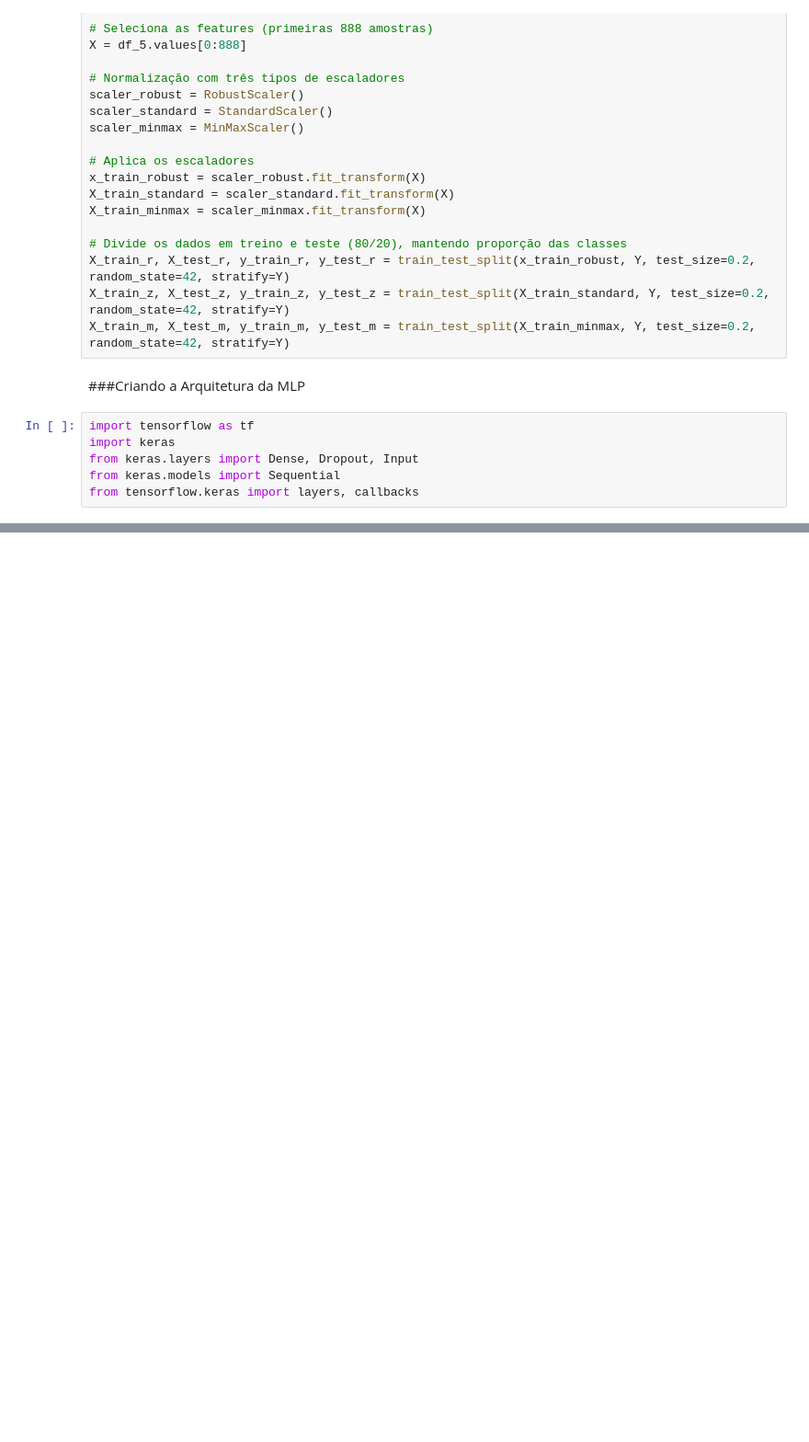
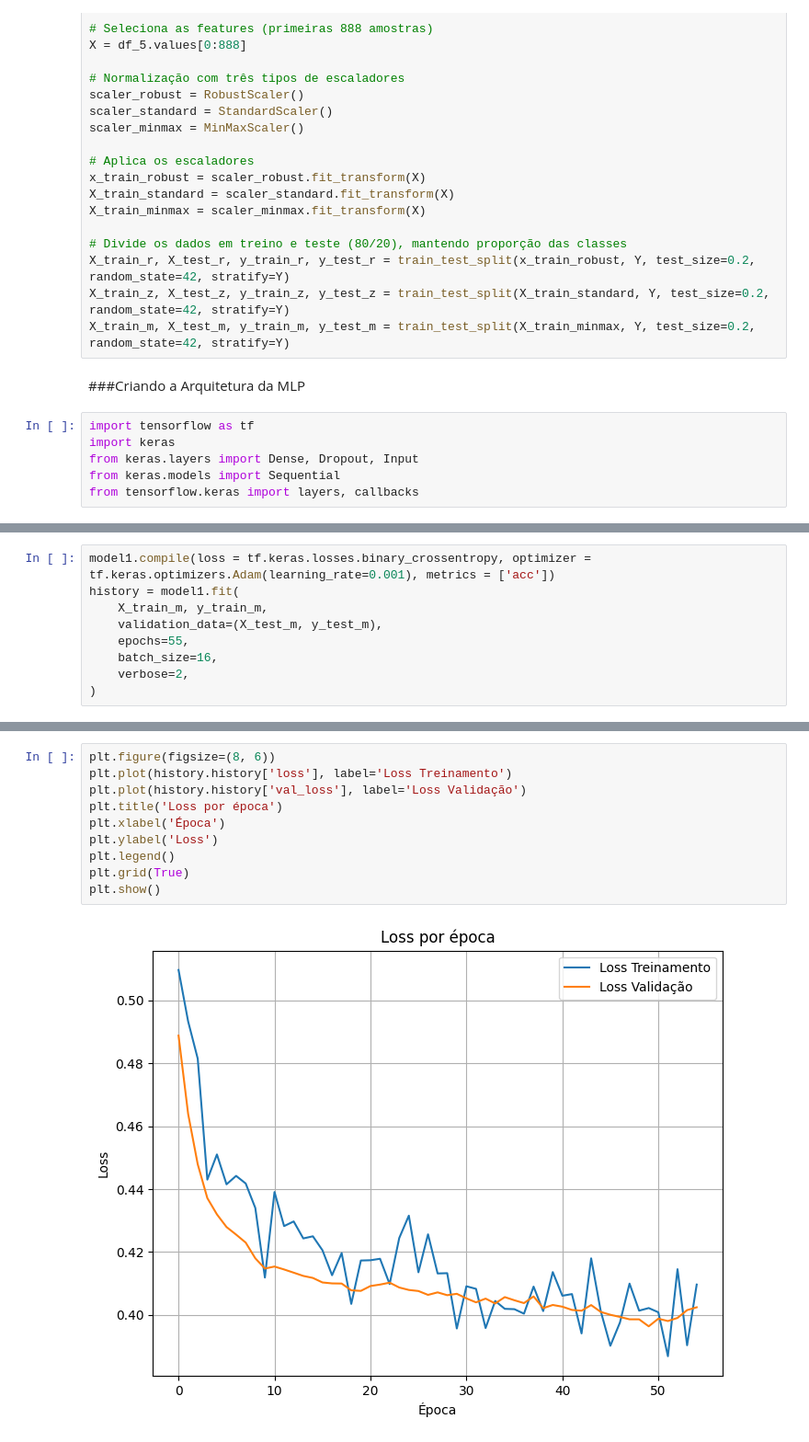
Before and after one commit to thalesgmendes/titanic-survival-analysis, a Jupyter notebook: Rede_Neurais_Avaliação_P3.ipynb, the cells around one changed output, grey strips where cells are left out. Shown at 92% size. Drawn from its saved outputs; the diff is of its cells as text; blank space fills up the shorter version.

```diff
--- a/Rede_Neurais_Avaliação_P3.ipynb
+++ b/Rede_Neurais_Avaliação_P3.ipynb
@@ -515,0 +682,9 @@ model = Sequential([
+# %%
+model1.compile(loss = tf.keras.losses.binary_crossentropy, optimizer = tf.keras.optimizers.Adam(learning_rate=0.001), metrics = ['acc'])
+history = model1.fit(
+    X_train_m, y_train_m,
+    validation_data=(X_test_m, y_test_m),
+    epochs=55,
+    batch_size=16,
+    verbose=2,
+)
@@ -515,0 +709,12 @@ model = Sequential([
+# %%
+plt.figure(figsize=(8, 6))
+plt.plot(history.history['loss'], label='Loss Treinamento')
+plt.plot(history.history['val_loss'], label='Loss Validação')
+plt.title('Loss por época')
+plt.xlabel('Época')
+plt.ylabel('Loss')
+plt.legend()
+plt.grid(True)
+plt.show()
+# %% [output]
+[figure, added]
```
Also changed, not shown: parts of 16 cells of this notebook.
